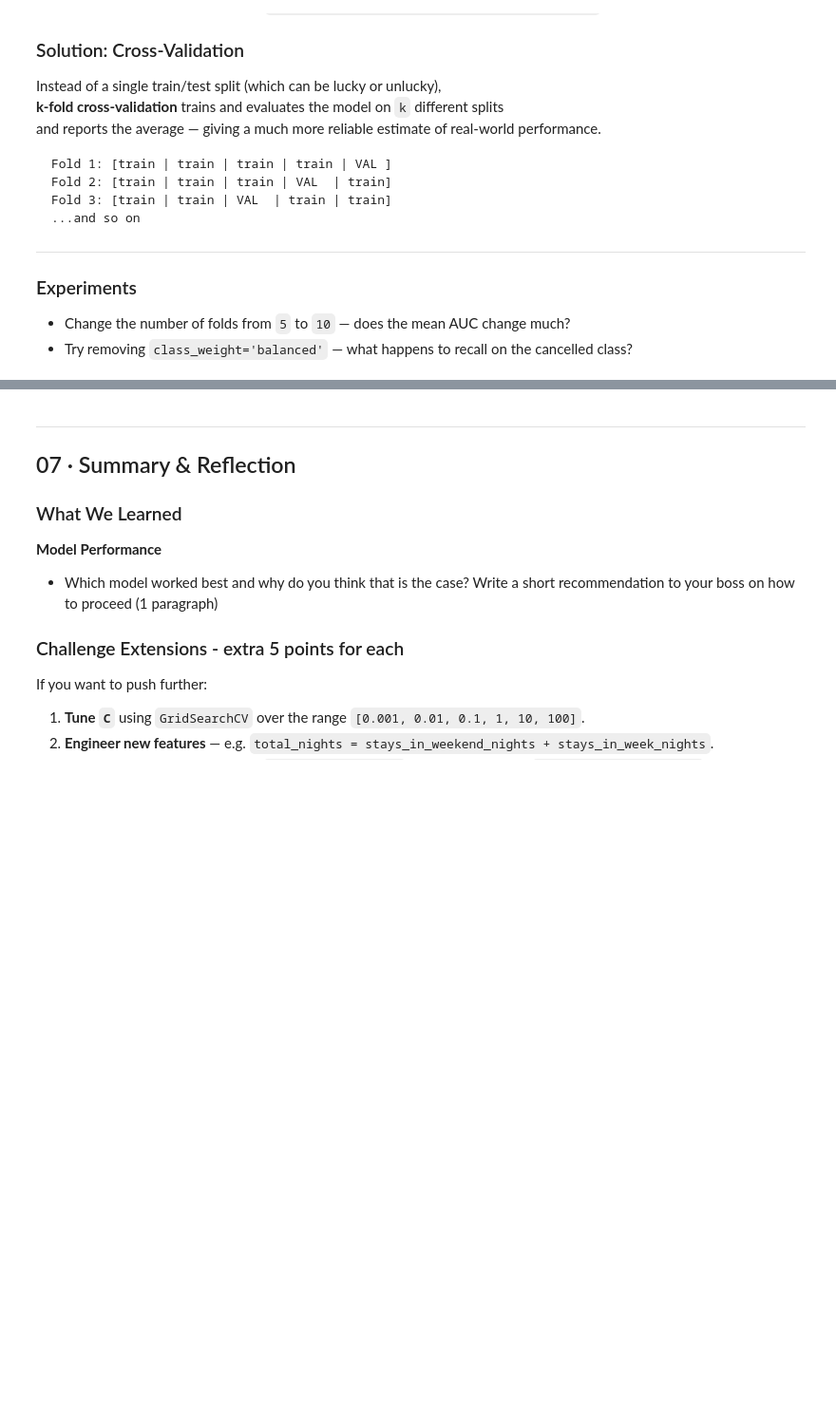
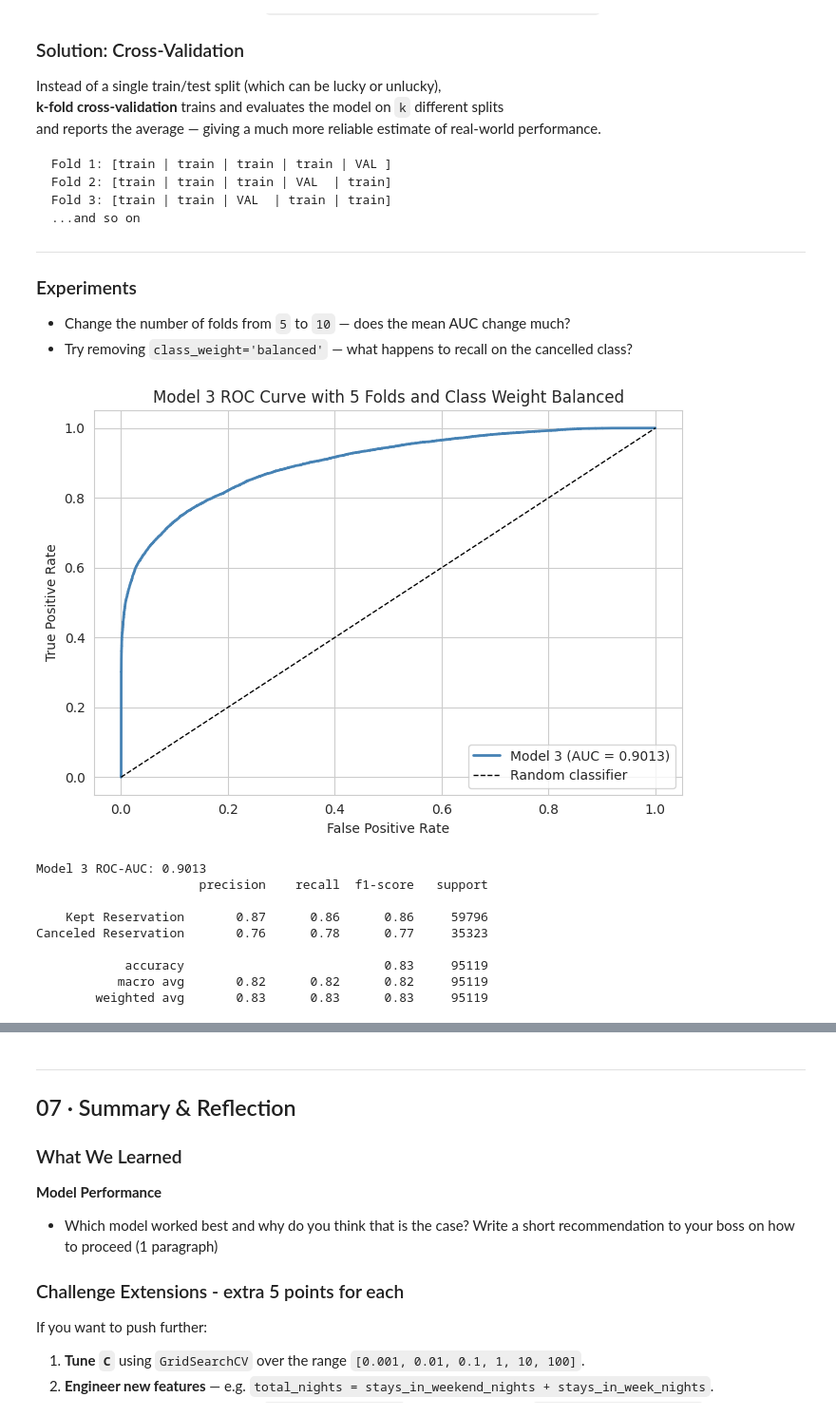
Before and after one commit to MaxGuryan9/week_8, a Jupyter notebook: hotel_cancellation_lab.ipynb, the cells around one changed output, grey strips where cells are left out. Shown at 95% size. Saved outputs shown, nothing was run; the diff lists cells and outputs as text; code cells hidden in the pictures; blank space fills up the shorter version.

```diff
--- a/hotel_cancellation_lab.ipynb
+++ b/hotel_cancellation_lab.ipynb
@@ -597,3 +597,49 @@ Fold 3: [train | train | VAL  | train | train]
 
 - Change the number of folds from `5` to `10` — does the mean AUC change much?
 - Try removing `class_weight='balanced'` — what happens to recall on the cancelled class?
+# %%
+# with folds 5 and class weight balanced
+preprocessor_m3 = ColumnTransformer(transformers=[
+    ('cat', OneHotEncoder(handle_unknown='ignore', sparse_output=False), CATEGORICAL),
+    ('num', MinMaxScaler(), NUMERICAL),
+
+])
+
+pipe_m3 = Pipeline(steps=[
+    ('prep', preprocessor_m3),
+    ('model', LogisticRegression(solver = 'liblinear' , max_iter=5000, random_state=42, l1_ratio=1, class_weight='balanced'))
+])
+
+cv_scores = cross_val_score(pipe_m3, X_train, y_train, cv=5, scoring='accuracy')
+
+pipe_m3.fit(X_train,y_train)
+
+y_pred_m3= pipe_m3.predict(X_test)
+
+y_proba_m3 = pipe_m3.predict_proba(X_test)[:,1]
+fpr_m1, tpr_m1, thresholds = roc_curve(y_test, y_proba_m3)
+auc_m1 = roc_auc_score(y_test, y_proba_m3)
+
+fig, ax = plt.subplots(figsize=(7, 5))
+ax.plot(fpr_m1, tpr_m1, lw=2, color='steelblue', label=f'Model 3 (AUC = {auc_m1:.4f})')
+ax.plot([0, 1], [0, 1], 'k--', lw=1, label='Random classifier')
+ax.set_xlabel('False Positive Rate')
+ax.set_ylabel('True Positive Rate')
+ax.set_title('Model 3 ROC Curve with 5 Folds and Class Weight Balanced')
+ax.legend(loc='lower right')
+plt.tight_layout()
+plt.show()
+
+print(f"Model 3 ROC-AUC: {auc_m1:.4f}")
+print(classification_report(y_test, y_pred_m3, target_names=['Kept Reservation', 'Canceled Reservation']))
+# %% [output]
+[figure, added]
+Model 3 ROC-AUC: 0.9013
+                      precision    recall  f1-score   support
+
+    Kept Reservation       0.87      0.86      0.86     59796
+Canceled Reservation       0.76      0.78      0.77     35323
+
+            accuracy                           0.83     95119
+           macro avg       0.82      0.82      0.82     95119
+        weighted avg       0.83      0.83      0.83     95119
```
Also changed, not shown: parts of 10 cells of this notebook.
